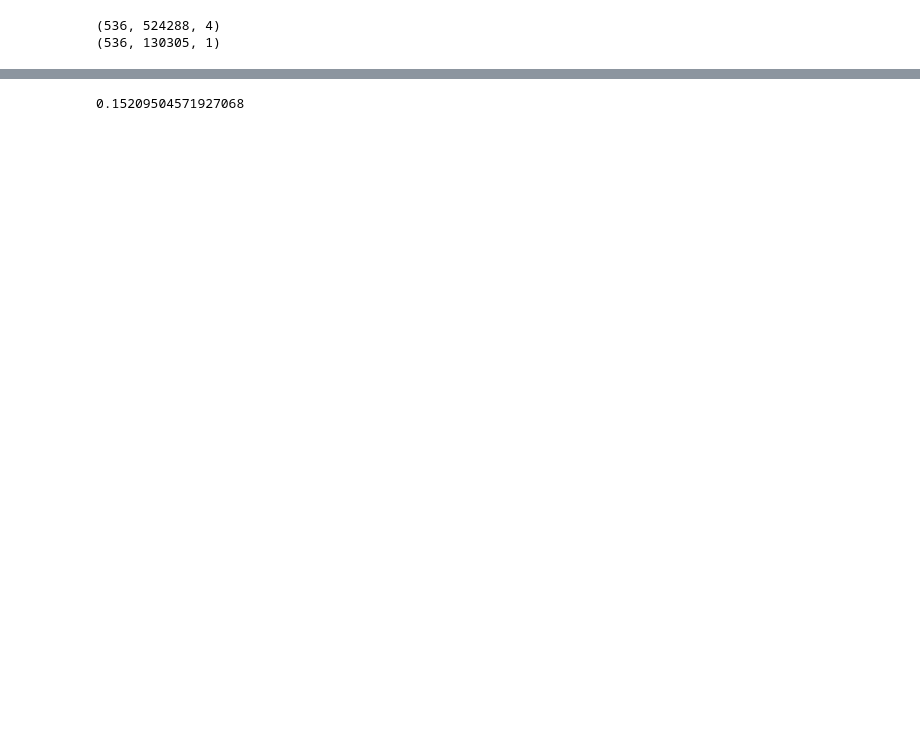
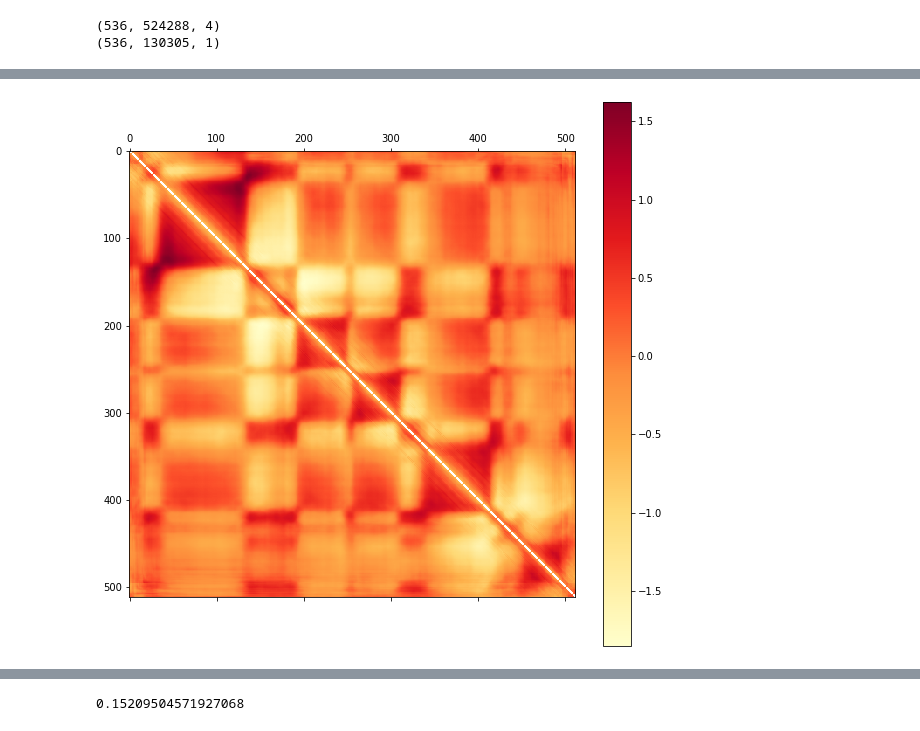
Before and after one commit to NeilAlishev/HiCPredictor, a Jupyter notebook: DeepHiCResearch.ipynb, the cells around one changed output, grey strips where cells are left out. Saved outputs shown, nothing was run; the diff lists cells and outputs as text; code cells hidden in the pictures; blank space fills up the shorter version.

```diff
--- a/DeepHiCResearch.ipynb
+++ b/DeepHiCResearch.ipynb
@@ -1445,2 +1465,7 @@ plot_hic(from_upper_triu(model.predict(test_x[130].reshape(1, 524288, 4))))
+# %%
+# 68 epochs model prediction
+plot_hic(from_upper_triu(model.predict(test_x[130].reshape(1, 524288, 4))))
+# %% [output]
+[figure, added]
 # %%
 plot_hic(from_upper_triu(model_old.predict(test_x[130].reshape(1, 524288, 4))))
```
Also changed, not shown: parts of 15 cells of this notebook, 4 other files.
